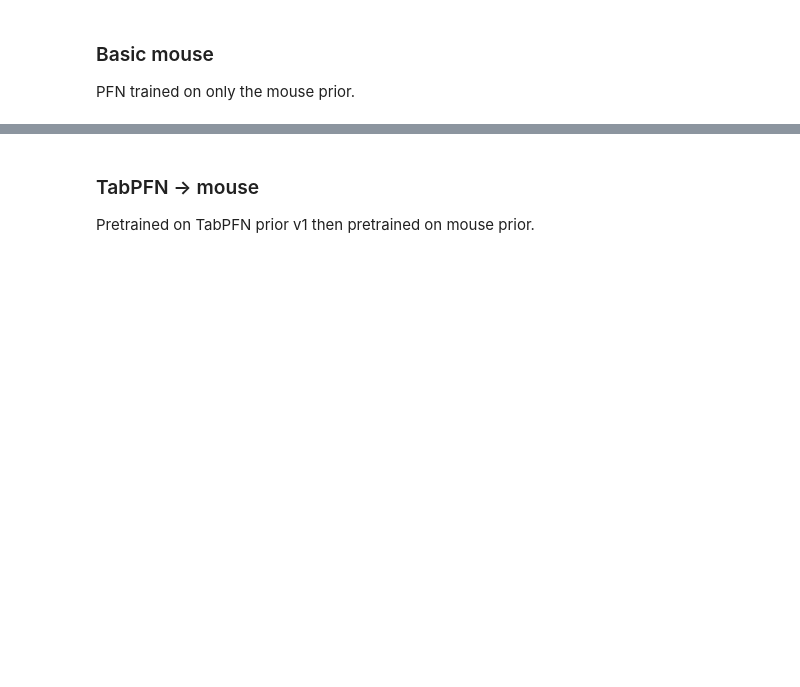
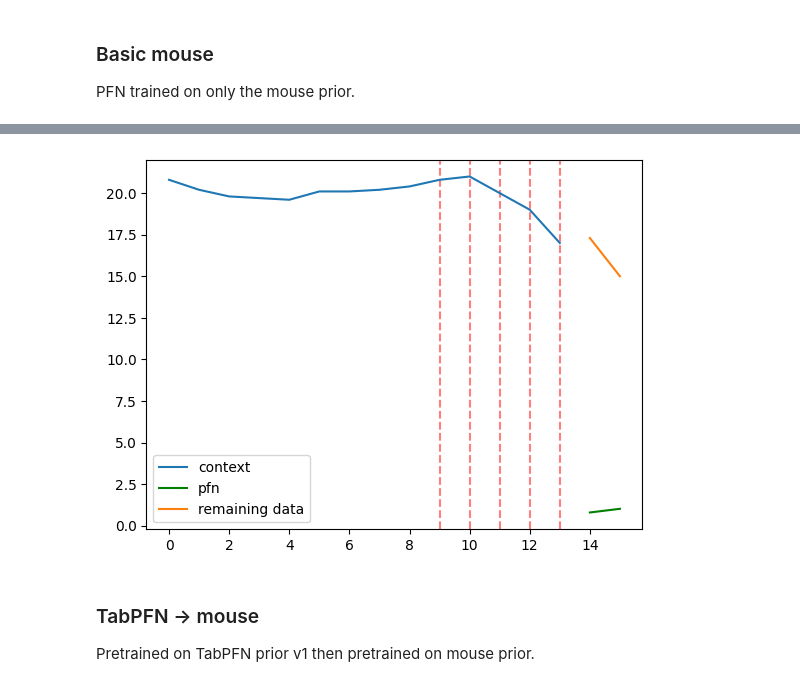
Before and after one commit to UKEIAM/TFM-mouse, a Jupyter notebook: notebooks/mouse.ipynb, the cells around one changed output, grey strips where cells are left out. Saved outputs shown, nothing was run; the diff lists cells and outputs as text; code cells hidden in the pictures; blank space fills up the shorter version.

```diff
--- a/notebooks/mouse.ipynb
+++ b/notebooks/mouse.ipynb
@@ -543,0 +577,16 @@ def evaluate(
+# %%
+preds = pred_df.reset_index()[["item_id", "timestamp", "target"]]
+context = context_df.reset_index()
+info = info_df.reset_index()
+test = test_df.rename(columns={
+    "target": "GT"
+})
+test["timestamp"] = pd.to_datetime(test["timestamp"])
+
+preds = preds.merge(info[["item_id", "role"]], on="item_id", how="left")
+preds = preds.merge(test[["item_id", "timestamp", "GT"]], on=["item_id", "timestamp"], how="left")
+preds["MAE"] = mae(preds["target"].to_numpy(), preds["GT"].to_numpy())
+preds["MAPE"] = mape(preds["target"].to_numpy(), preds["GT"].to_numpy())
+preds["running_index"] = preds.groupby("item_id").cumcount()
+preds = preds.groupby(["role", "running_index"])[["MAE", "MAPE"]].mean()
+preds
@@ -590,3 +675,31 @@ Target: []
+# %%
+NUM_PLOTS = 1
+
+mouse_ids = train_tsdf["id"].unique()
+plot_mouse_ids = np.random.choice(mouse_ids, size=NUM_PLOTS, replace=False)
+
+for id in plot_mouse_ids:
+    train_x, train_y, test_x, test_y, preds = predict_mouse(
+        id,
+        reg,
+        info_df,
+        train_tsdf,
+        test_tsdf,
+        test_df,
+        auto_regressive=False,
+        length_boundary=None,
+        for_plotting=True
+    )
+
+    plot_prediction(
+        train_x,
+        train_y,
+        test_x,
+        test_y,
+        preds
+    )
+# %% [output]
+[figure, added]
 # %% [markdown]
 ### TabPFN -> mouse
 Pretrained on TabPFN prior v1 then pretrained on mouse prior.
```
Also changed, not shown: parts of 23 cells of this notebook.
